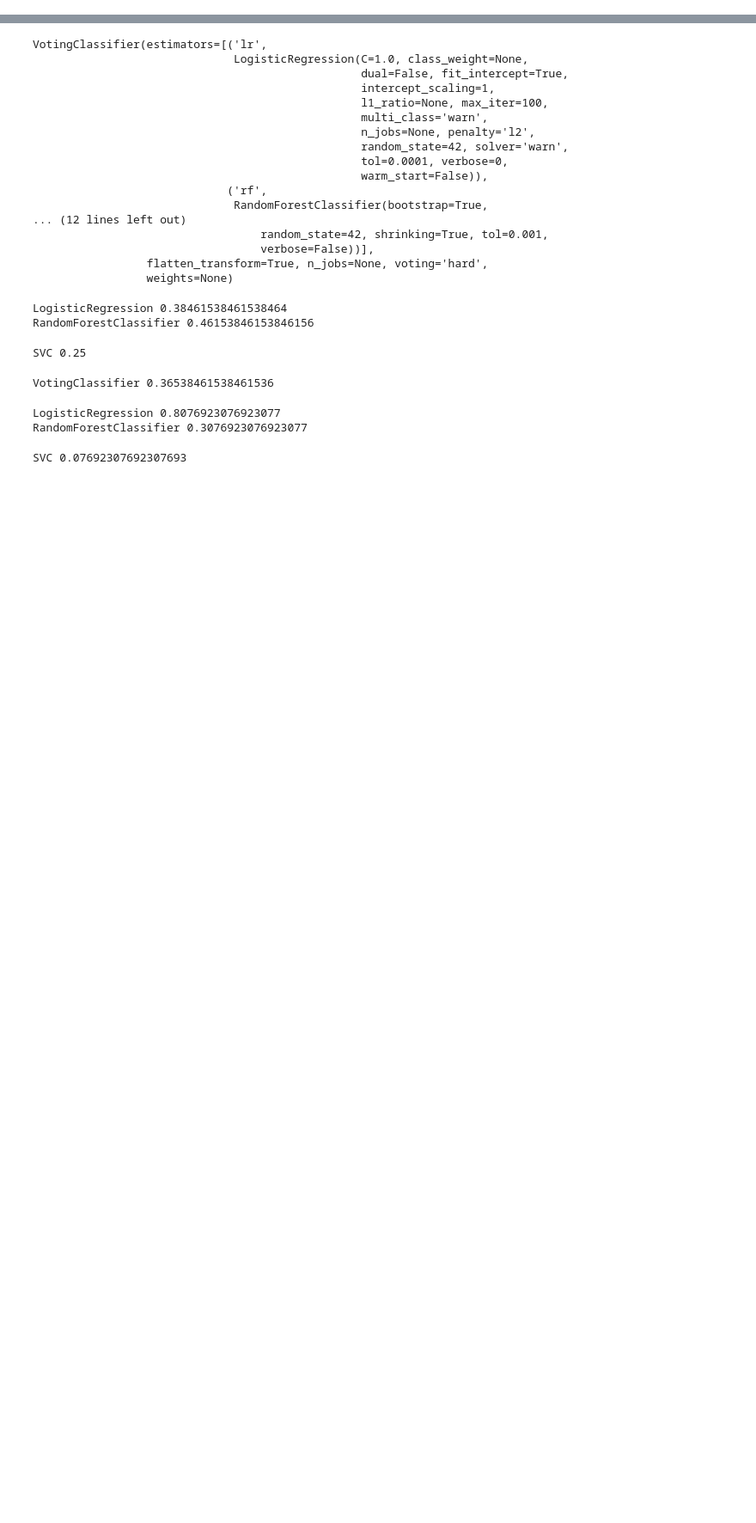
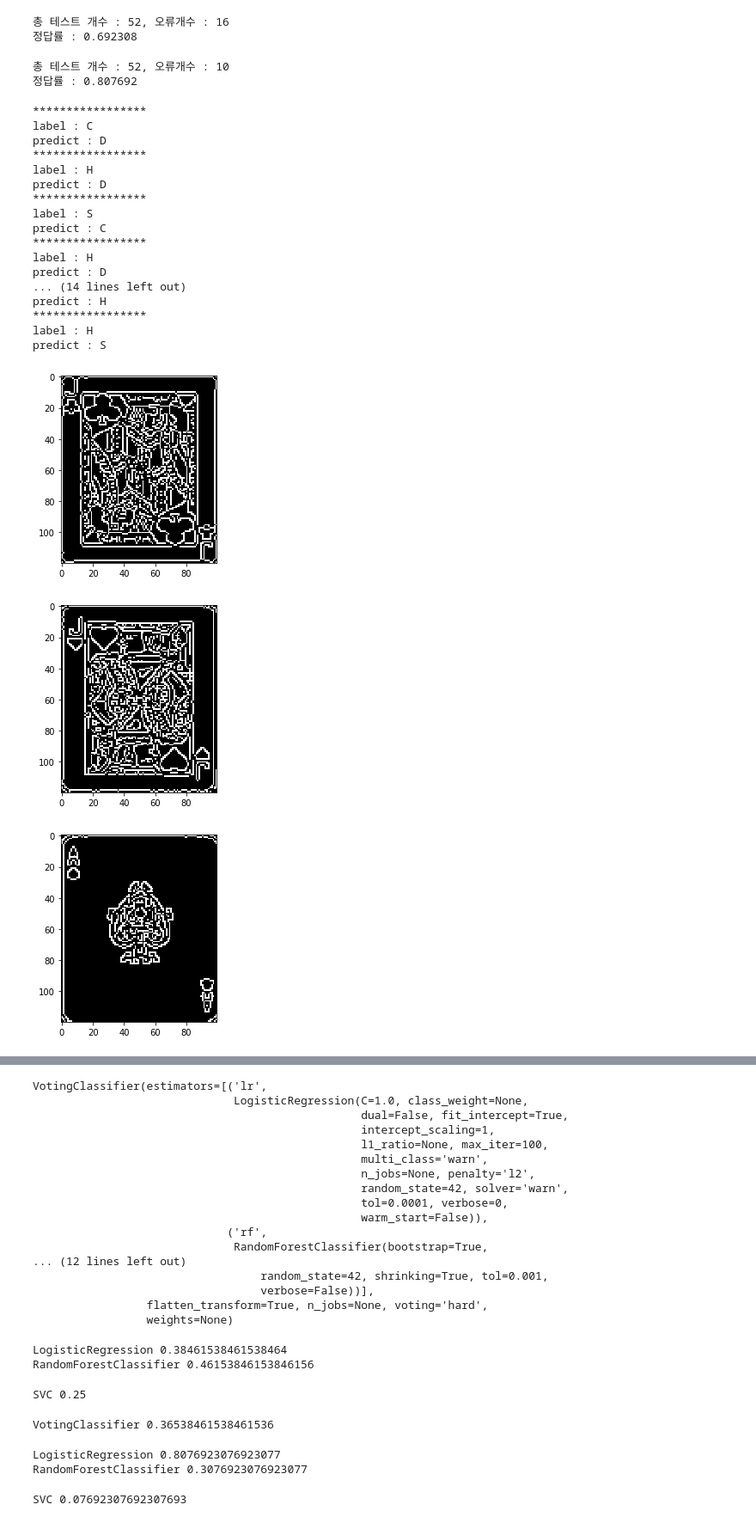
Before and after one commit to KangDoHyeong/PlayingCardsDetection, a Jupyter notebook: Jungmin/1207 shape, number separate.ipynb, the cells around one changed output, grey strips where cells are left out. Shown: that part at 86% size. Cells and saved outputs as stored; diff of their text form; code cells hidden in the pictures; blank space fills up the shorter version.

```diff
--- a/Jungmin/1207 shape, number separate.ipynb
+++ b/Jungmin/1207 shape, number separate.ipynb
@@ -50,0 +67,51 @@ y_test_num = [name[1:]for name in y_test]
+# %%
+from sklearn.svm import SVC
+svc_shape_raw = SVC(kernel = 'linear', C=1, gamma = 'auto', random_state=42)
+svc_shape_raw.fit(X_train_shape, y_train_shape)
+y_pred_shape = svc_shape_raw.predict(X_test_shape)
+print('총 테스트 개수 : %d, 오류개수 : %d' %(len(y_test_shape), (y_test_shape !=y_pred_shape).sum()))
+print('정답률 : %f' %((y_test_shape ==y_pred_shape).sum()/len(y_test_shape)))
+# %% [output]
+총 테스트 개수 : 52, 오류개수 : 16
+정답률 : 0.692308
+# %%
+from sklearn.linear_model import LogisticRegression
+lr_shape_raw = LogisticRegression(solver='liblinear', multi_class='auto', C=100, random_state=42)
+lr_shape_raw.fit(X_train_shape, y_train_shape)
+y_pred_shape = lr_shape_raw.predict(X_test_shape)
+print('총 테스트 개수 : %d, 오류개수 : %d' %(len(y_test_shape), (y_test_shape !=y_pred_shape).sum()))
+print('정답률 : %f' %((y_test_shape ==y_pred_shape).sum()/len(y_test_shape)))
+# %% [output]
+총 테스트 개수 : 52, 오류개수 : 10
+정답률 : 0.807692
+# %%
+false_x = X_test_shape[y_test_shape !=y_pred_shape]
+false_y = y_test_shape[y_test_shape !=y_pred_shape]
+false_p = y_pred_shape[y_test_shape !=y_pred_shape]
+for index in range(len(false_x)):
+    print("*****************")
+    print("label : %c" % false_y[index])
+    print("predict : %c" % false_p[index])
+    plt.figure()
+    plt.imshow(false_x[index].reshape(120,100), cmap='gray')
+# %% [output]
+*****************
+label : C
+predict : D
+*****************
+label : H
+predict : D
+*****************
+label : S
+predict : C
+*****************
+label : H
+predict : D
+... (14 lines left out)
+predict : H
+*****************
+label : H
+predict : S
+[figure, added]
+[figure, added]
+[figure, added]
```
Also changed, not shown: parts of 14 cells of this notebook, 6 other files.
